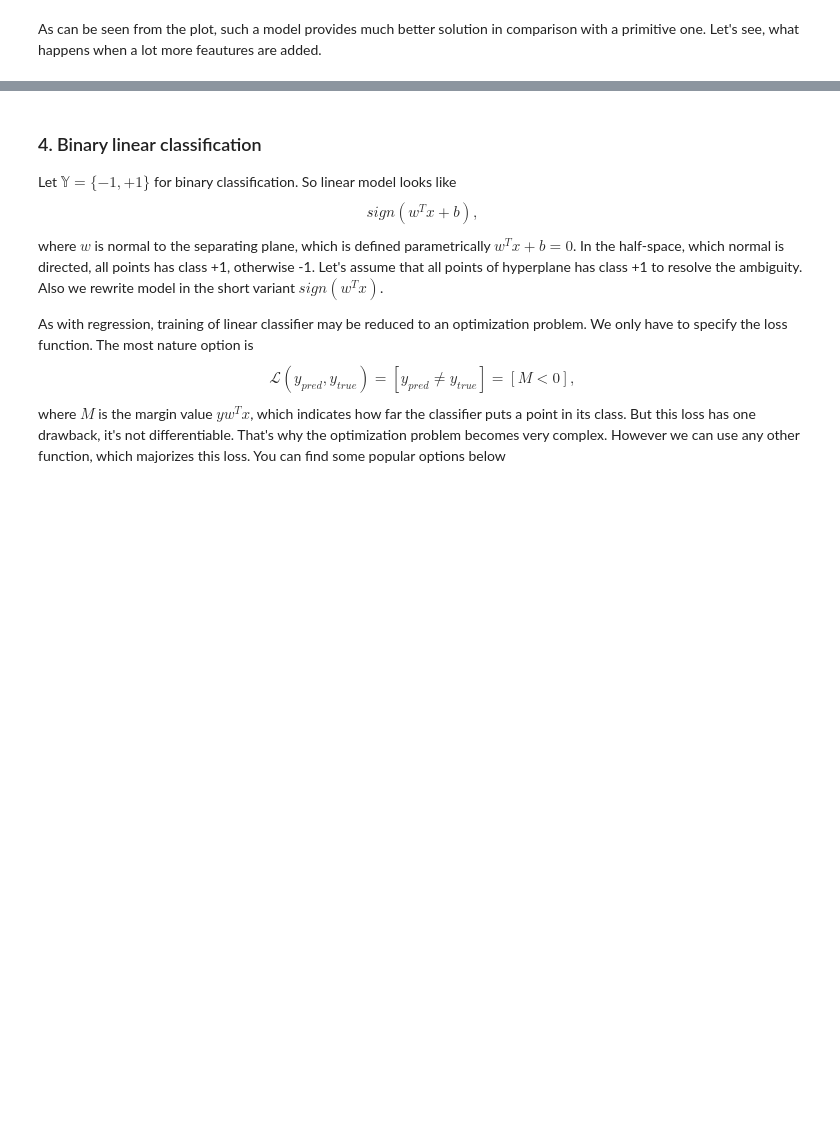
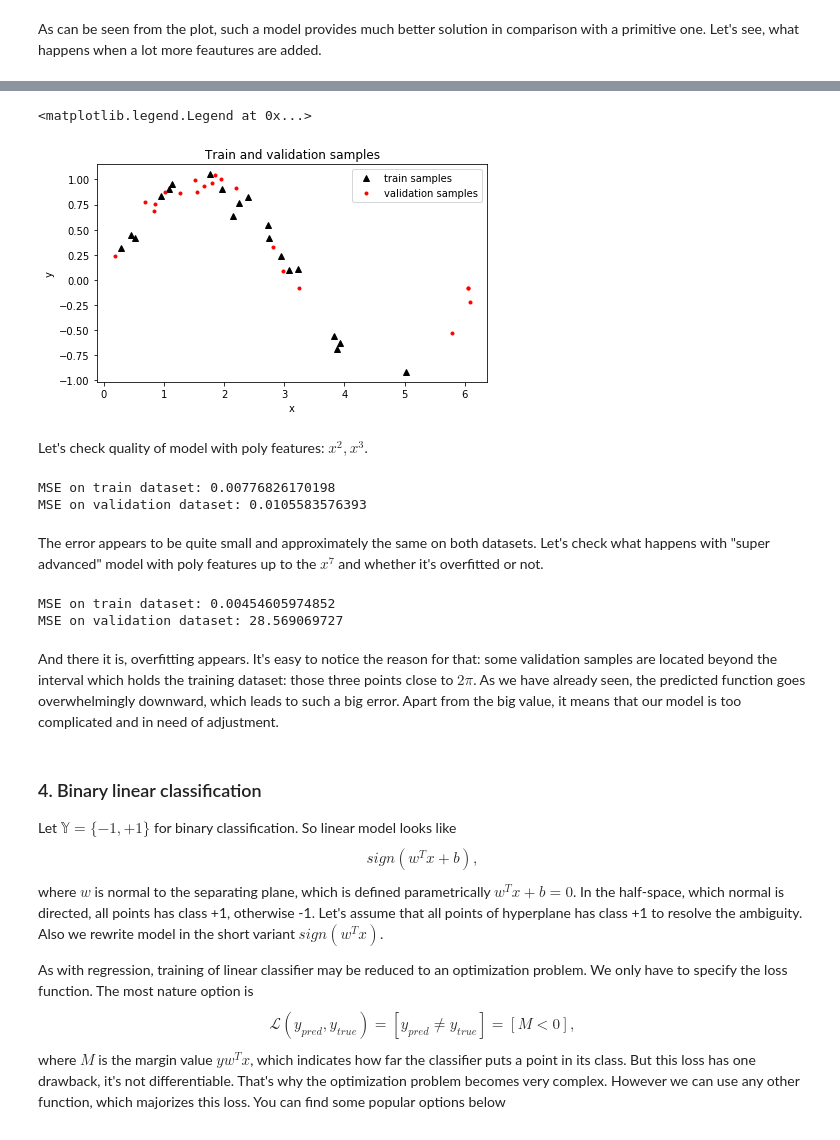
Before and after one commit to slayff/squad, a Jupyter notebook: lab-1.ipynb, the cells around one changed output, grey strips where cells are left out. Saved outputs shown, nothing was run; the diff lists cells and outputs as text; code cells hidden in the pictures; blank space fills up the shorter version.

```diff
--- a/lab-1.ipynb
+++ b/lab-1.ipynb
@@ -169,3 +176,42 @@ There are following types:
+# %%
+eps = np.random.normal(loc=0, scale=0.1, size=(N, 1))
+x_valid = np.random.random((N, 1)) * 2 * np.pi
+y_valid = np.sin(x_valid) + eps
+# %%
+plt.figure(figsize=(7, 4))
+plt.title('Train and validation samples')
+plt.xlabel('x')
+plt.ylabel('y')
+plt.plot(x_values, y_values, 'k^', label='train samples')
+plt.plot(x_valid, y_valid, 'r.', label='validation samples')
+plt.legend(loc='best')
+# %% [output]
+<matplotlib.legend.Legend at 0x...>
+[figure, added]
+# %% [markdown]
+Let's check quality of model with poly features: $x^2, x^3$.
+# %%
+def MSE(model, x_matrix_data, y_matrix_data):
+    squared_error = (x_matrix_data.dot(model) - y_matrix_data)**2
+    squared_error = squared_error.reshape(squared_error.shape[0])
+    mean_error = squared_error.sum(axis=0) / squared_error.shape[0]
+    return mean_error
+
+print("MSE on train dataset:", MSE(w_adv, X_train_adv, Y_train))
+print("MSE on validation dataset:", MSE(w_adv, MakePolyMatrix(x_valid, 3), y_valid))
+# %% [output]
+MSE on train dataset: 0.00776826170198
+MSE on validation dataset: 0.0105583576393
+# %% [markdown]
+The error appears to be quite small and approximately the same on both datasets. Let's check what happens with "super advanced" model with poly features up to the $x^7$ and whether it's overfitted or not.
+# %%
+print("MSE on train dataset:", MSE(w_adv_plus, X_adv_plus, Y_train))
+print("MSE on validation dataset:", MSE(w_adv_plus, MakePolyMatrix(x_valid, 7), y_valid))
+# %% [output]
+MSE on train dataset: 0.00454605974852
+MSE on validation dataset: 28.569069727
+# %% [markdown]
+And there it is, overfitting appears. It's easy to notice the reason for that: some validation samples are located beyond the interval which holds the training dataset: those three points close to $2\pi$. As we have already seen, the predicted function goes overwhelmingly downward, which leads to such a big error. Apart from the big value, it means that our model is too complicated and in need of adjustment.
 # %% [markdown]
 ### 4. Binary linear classification
 Let $\mathbb{Y} = \{-1, +1\}$ for binary classification. So linear model looks like
```
Also changed, not shown: parts of 9 cells of this notebook, 1 other file.
